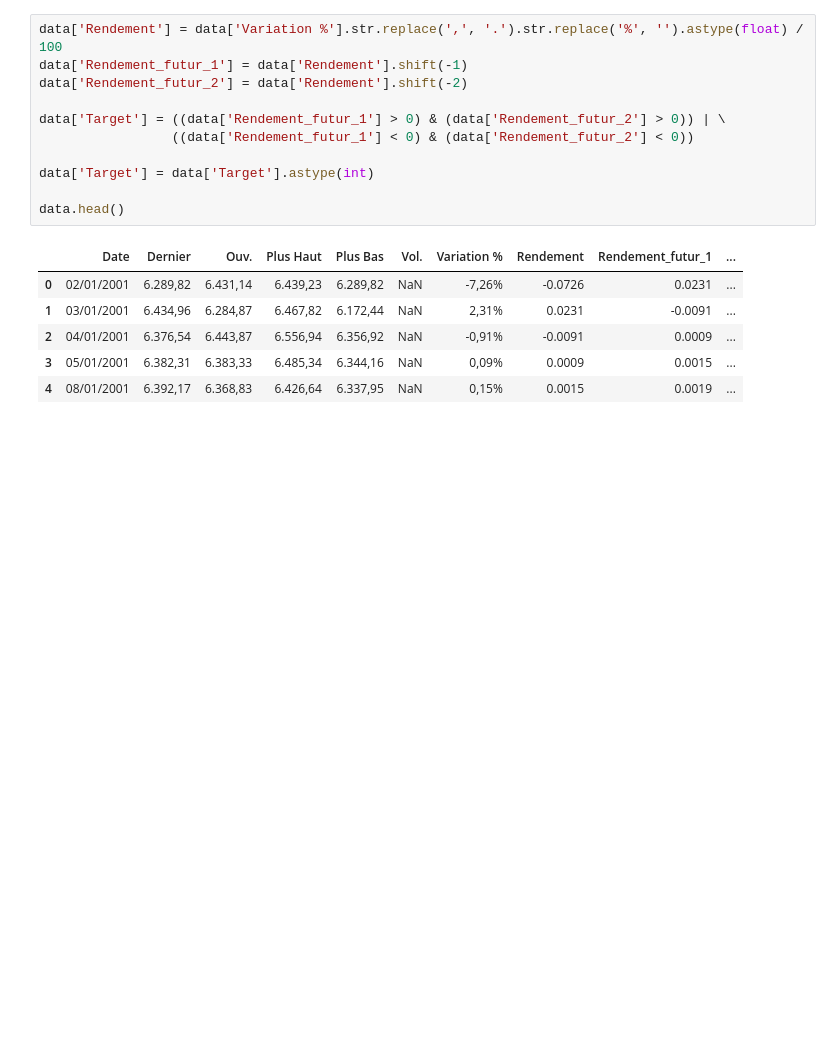
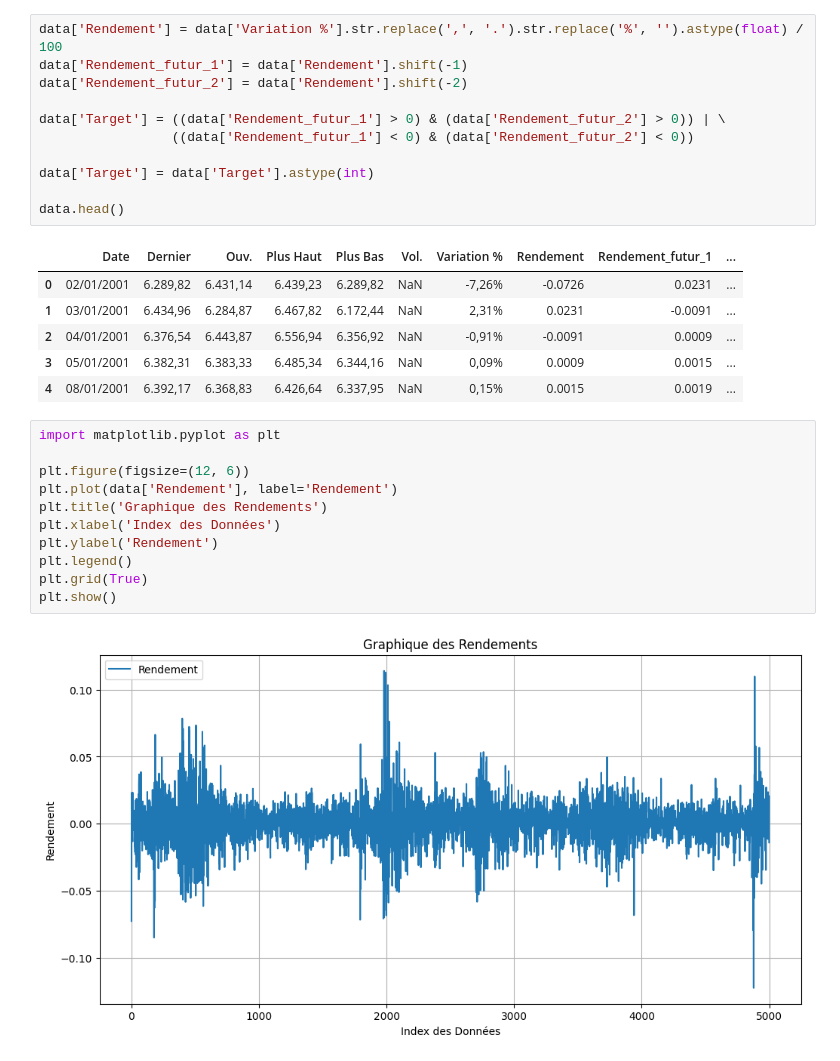
Before and after one commit to caladriusllc-code/caladrius-ml-learn, a Jupyter notebook: data_treatment.ipynb, the cells around one changed output. Saved outputs shown, nothing was run; the diff lists cells and outputs as text; blank space fills up the shorter version.

```diff
--- a/data_treatment.ipynb
+++ b/data_treatment.ipynb
@@ -33,3 +33,16 @@ data.head()
 | 2 | 04/01/2001 | 6.376,54 | 6.443,87 | 6.556,94 | 6.356,92 | NaN | -0,91% | -0.0091 | 0.0009 | ... |
 | 3 | 05/01/2001 | 6.382,31 | 6.383,33 | 6.485,34 | 6.344,16 | NaN | 0,09% | 0.0009 | 0.0015 | ... |
 | 4 | 08/01/2001 | 6.392,17 | 6.368,83 | 6.426,64 | 6.337,95 | NaN | 0,15% | 0.0015 | 0.0019 | ... |
+# %%
+import matplotlib.pyplot as plt
+
+plt.figure(figsize=(12, 6))
+plt.plot(data['Rendement'], label='Rendement')
+plt.title('Graphique des Rendements')
+plt.xlabel('Index des Données')
+plt.ylabel('Rendement')
+plt.legend()
+plt.grid(True)
+plt.show()
+# %% [output]
+[figure, added]
```
Also changed, not shown: parts of 7 cells of this notebook.
